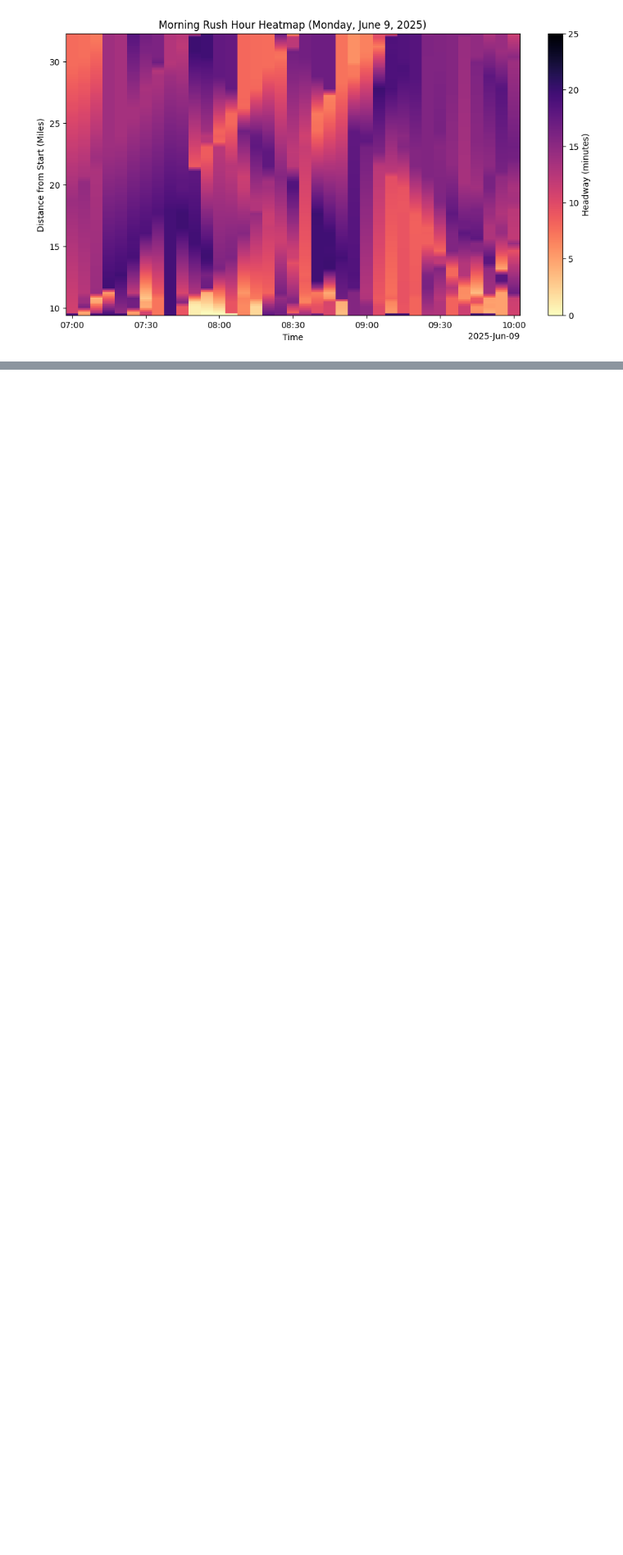
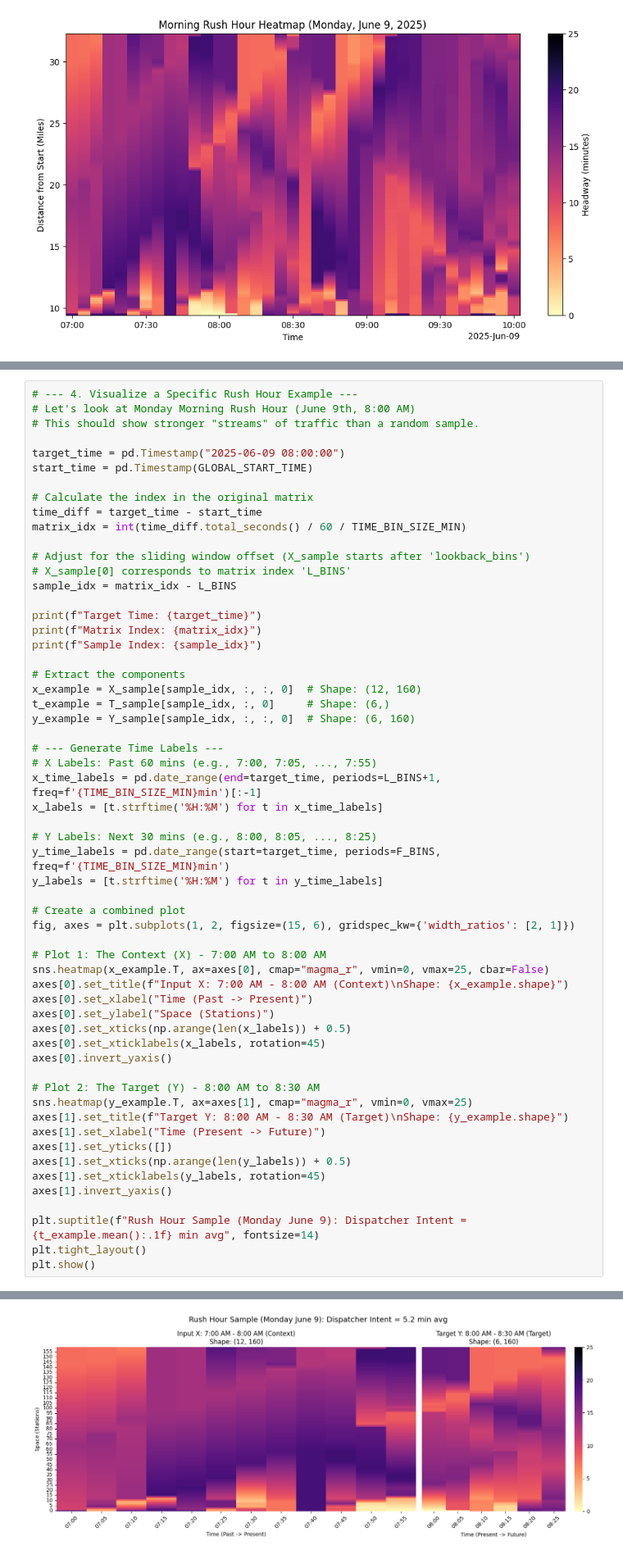
Before and after one commit to DanHerman212/headway-prediction, a Jupyter notebook: notebooks/4_spatiotemporal_eda.ipynb, the cells around one changed output, grey strips where cells are left out. Shown at 82% size. Saved outputs shown, nothing was run; the diff lists cells and outputs as text; blank space fills up the shorter version.

```diff
--- a/notebooks/4_spatiotemporal_eda.ipynb
+++ b/notebooks/4_spatiotemporal_eda.ipynb
@@ -137,0 +265,59 @@ plt.show()
+# %%
+# --- 4. Visualize a Specific Rush Hour Example ---
+# Let's look at Monday Morning Rush Hour (June 9th, 8:00 AM)
+# This should show stronger "streams" of traffic than a random sample.
+
+target_time = pd.Timestamp("2025-06-09 08:00:00")
+start_time = pd.Timestamp(GLOBAL_START_TIME)
+
+# Calculate the index in the original matrix
+time_diff = target_time - start_time
+matrix_idx = int(time_diff.total_seconds() / 60 / TIME_BIN_SIZE_MIN)
+
+# Adjust for the sliding window offset (X_sample starts after 'lookback_bins')
+# X_sample[0] corresponds to matrix index 'L_BINS'
+sample_idx = matrix_idx - L_BINS
+
+print(f"Target Time: {target_time}")
+print(f"Matrix Index: {matrix_idx}")
+print(f"Sample Index: {sample_idx}")
+
+# Extract the components
+x_example = X_sample[sample_idx, :, :, 0]  # Shape: (12, 160)
+t_example = T_sample[sample_idx, :, 0]     # Shape: (6,)
+y_example = Y_sample[sample_idx, :, :, 0]  # Shape: (6, 160)
+
+# --- Generate Time Labels ---
+# X Labels: Past 60 mins (e.g., 7:00, 7:05, ..., 7:55)
+x_time_labels = pd.date_range(end=target_time, periods=L_BINS+1, freq=f'{TIME_BIN_SIZE_MIN}min')[:-1]
+x_labels = [t.strftime('%H:%M') for t in x_time_labels]
+
+# Y Labels: Next 30 mins (e.g., 8:00, 8:05, ..., 8:25)
+y_time_labels = pd.date_range(start=target_time, periods=F_BINS, freq=f'{TIME_BIN_SIZE_MIN}min')
+y_labels = [t.strftime('%H:%M') for t in y_time_labels]
+
+# Create a combined plot
+fig, axes = plt.subplots(1, 2, figsize=(15, 6), gridspec_kw={'width_ratios': [2, 1]})
+
+# Plot 1: The Context (X) - 7:00 AM to 8:00 AM
+sns.heatmap(x_example.T, ax=axes[0], cmap="magma_r", vmin=0, vmax=25, cbar=False)
+axes[0].set_title(f"Input X: 7:00 AM - 8:00 AM (Context)\nShape: {x_example.shape}")
+axes[0].set_xlabel("Time (Past -> Present)")
+axes[0].set_ylabel("Space (Stations)")
+axes[0].set_xticks(np.arange(len(x_labels)) + 0.5)
+axes[0].set_xticklabels(x_labels, rotation=45)
+axes[0].invert_yaxis()
+
+# Plot 2: The Target (Y) - 8:00 AM to 8:30 AM
+sns.heatmap(y_example.T, ax=axes[1], cmap="magma_r", vmin=0, vmax=25)
+axes[1].set_title(f"Target Y: 8:00 AM - 8:30 AM (Target)\nShape: {y_example.shape}")
+axes[1].set_xlabel("Time (Present -> Future)")
+axes[1].set_yticks([])
+axes[1].set_xticks(np.arange(len(y_labels)) + 0.5)
+axes[1].set_xticklabels(y_labels, rotation=45)
+axes[1].invert_yaxis()
+
+plt.suptitle(f"Rush Hour Sample (Monday June 9): Dispatcher Intent = {t_example.mean():.1f} min avg", fontsize=14)
+plt.tight_layout()
+plt.show()
+# %% [output]
@@ -137,0 +327 @@ plt.show()
+[figure, added]
```
Also changed, not shown: parts of 4 cells of this notebook.
